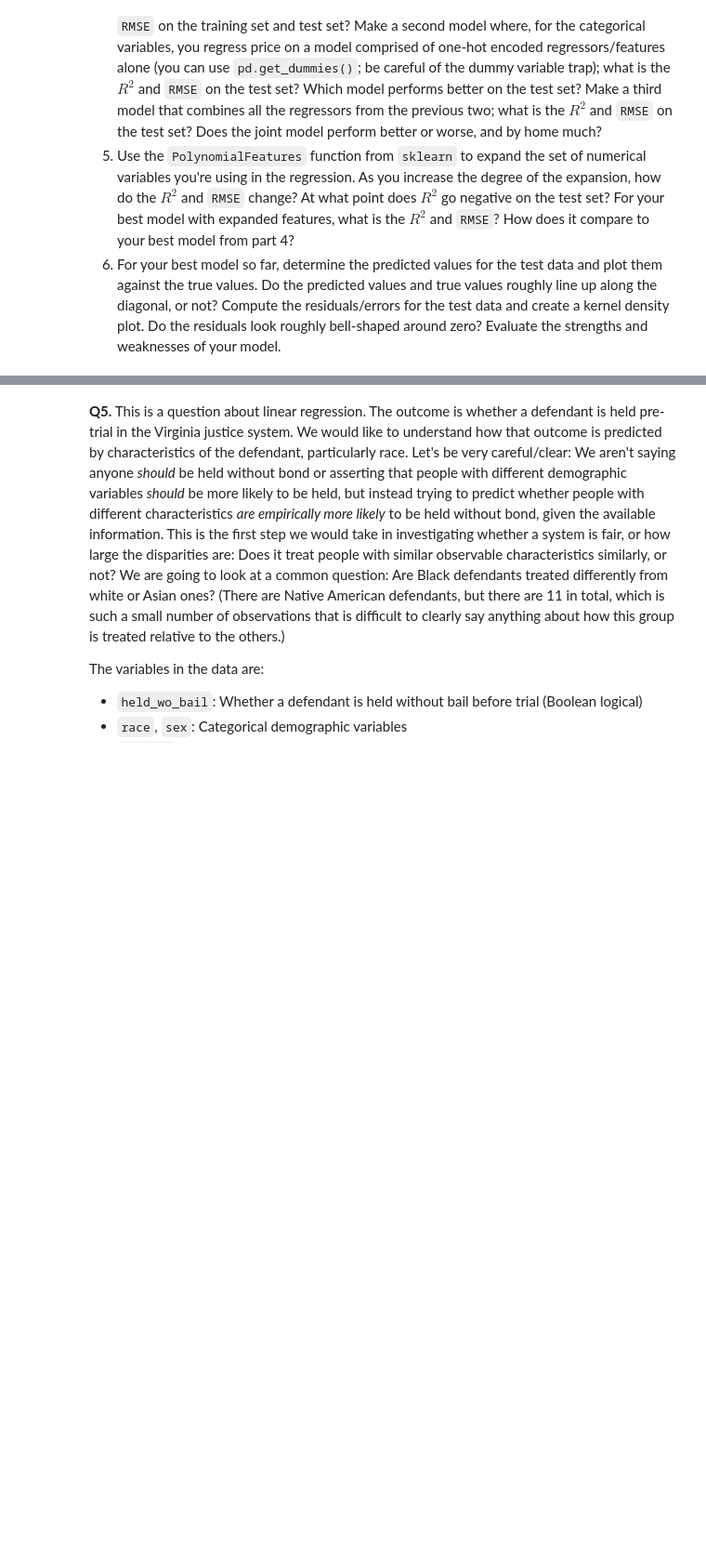
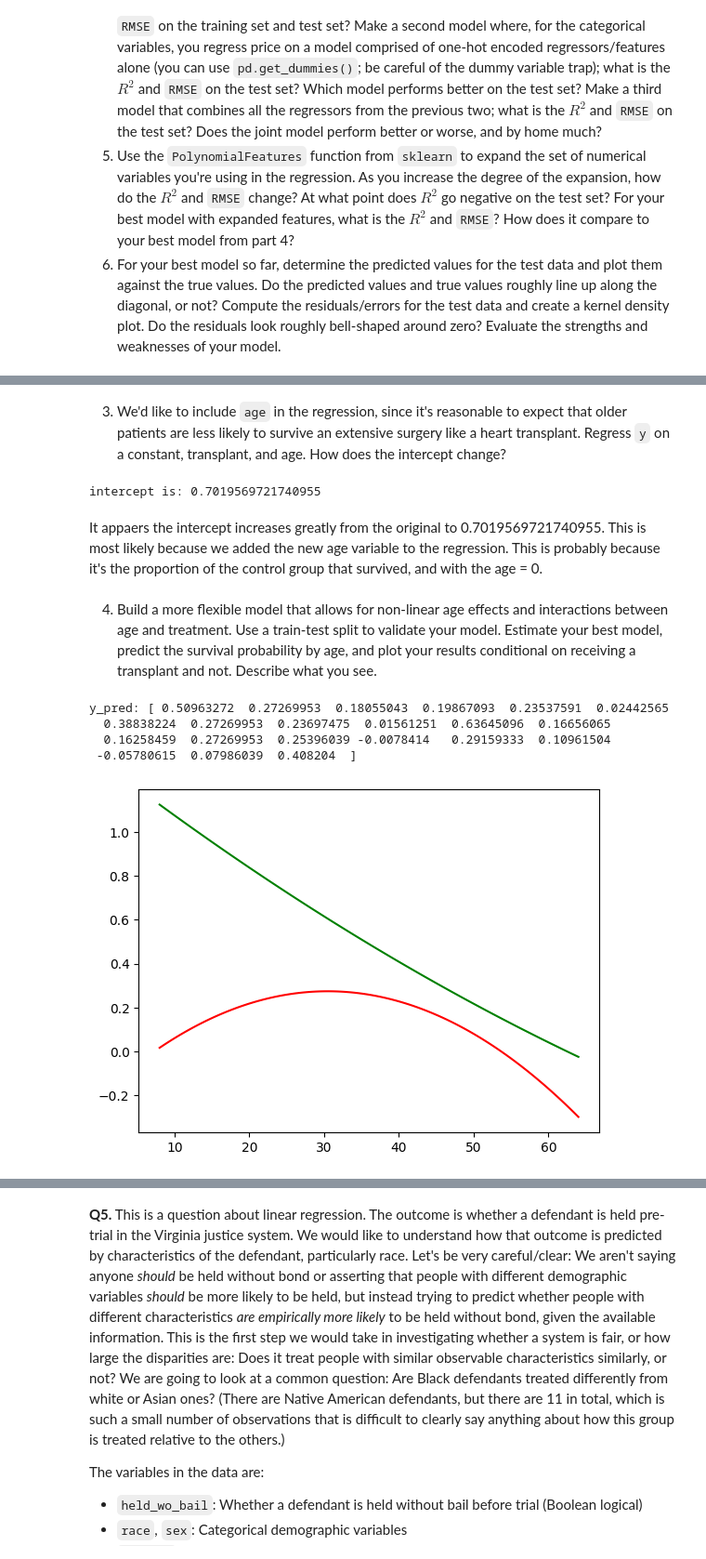
Before and after one commit to kayla-hekim/linearModels, a Jupyter notebook: assignment/assignment.ipynb, the cells around one changed output, grey strips where cells are left out. Shown: that part at 93% size. Saved outputs shown, nothing was run; the diff lists cells and outputs as text; code cells hidden in the pictures; blank space fills up the shorter version.

```diff
--- a/assignment/assignment.ipynb
+++ b/assignment/assignment.ipynb
@@ -375,0 +421,73 @@ Since a heart transplant is a dangerous operation and even people who successful
+# %% [markdown]
+3. We'd like to include `age` in the regression, since it's reasonable to expect that older patients are less likely to survive an extensive surgery like a heart transplant. Regress `y` on a constant, transplant, and age. How does the intercept change?
+# %%
+heart_df['transplant_dummy'] = (heart_df['transplant'] == 'treatment').astype(int)
+
+# X = np.column_stack((np.ones(len(heart_df)), heart_df['transplant_dummy'].values))
+
+X = pd.DataFrame({'intercept': 1.0, 'transplant': heart_df['transplant_dummy'], 'age': heart_df['age']
+})
+
+output = heart_df['y'].values
+X_matrix = X.values
+# .astype(float)
+
+beta = np.linalg.inv(X_matrix.T @ X_matrix) @ X_matrix.T @ output
+
+y_pred = X_matrix @ beta
+
+print("intercept is:", beta[0])
+# %% [output]
+intercept is: 0.7019569721740955
+# %% [markdown]
+It appaers the intercept increases greatly from the original to 0.7019569721740955. This is most likely because we added the new age variable to the regression. This is probably because it's the proportion of the control group that survived, and with the age = 0.
+# %% [markdown]
+4. Build a more flexible model that allows for non-linear age effects and interactions between age and treatment. Use a train-test split to validate your model. Estimate your best model, predict the survival probability by age, and plot your results conditional on receiving a transplant and not. Describe what you see.
+# %%
+# heart_df["age_treatment"] = heart_df["age"] + " x " + heart_df["treatment"] # new string column of age x treatment
+
+heart_df['transplant_dummy'] = (heart_df['transplant'] == 'treatment').astype(int)
+heart_df['age_squared'] = heart_df['age'] ** 2
+heart_df['treat_x_age'] = heart_df['transplant_dummy'] * heart_df['age']
+heart_df['treat_x_age_squared'] = heart_df['transplant_dummy'] * heart_df['age_squared']
+
+X = pd.DataFrame({'intercept': 1.0, 'age': heart_df['age'], 'age_squared': heart_df['age_squared'], 'transplant': heart_df['transplant_dummy'], 'treat_x_age': heart_df['treat_x_age'], 'treat_x_age_squared': heart_df['treat_x_age_squared']})
+
+output = heart_df['y'].values
+X_matrix = X.values
+X_train, X_test, y_train, y_test = train_test_split(X_matrix, output, test_size=0.2, random_state=42)
+beta = np.linalg.pinv(X_train.T @ X_train) @ X_train.T @ y_train
+y_pred = X_test @ beta
+
+print("y_pred:", y_pred)
+
+ages = np.linspace(heart_df['age'].min(), heart_df['age'].max(), 100)
+
+X_control = pd.DataFrame({
+    'Intercept': 1.0, 'Age': ages,
+    'Age^2': ages**2,
+    'Treatment': 0,
+    'Treatment x Age': 0,
+    'Treatment x Age^2': 0
+})
+y_control_pred = X_control @ beta
+
+X_treatment = pd.DataFrame({
+    'Intercept': 1.0,
+    'Age': ages,
+    'Age^2': ages**2,
+    'Treatment': 1,
+    'Treatment x Age': ages,
+    'Treatment x Age^2': ages**2
+})
+y_treat_pred = X_treatment @ beta
+
+plt.plot(ages, y_treat_pred, label='Treatment', color='green')
+plt.plot(ages, y_control_pred, label='Control', color='red')
+plt.show()
+# %% [output]
+y_pred: [ 0.50963272  0.27269953  0.18055043  0.19867093  0.23537591  0.02442565
+  0.38838224  0.27269953  0.23697475  0.01561251  0.63645096  0.16656065
+  0.16258459  0.27269953  0.25396039 -0.0078414   0.29159333  0.10961504
+ -0.05780615  0.07986039  0.408204  ]
+[figure, added]
```
Also changed, not shown: parts of 10 cells of this notebook.
